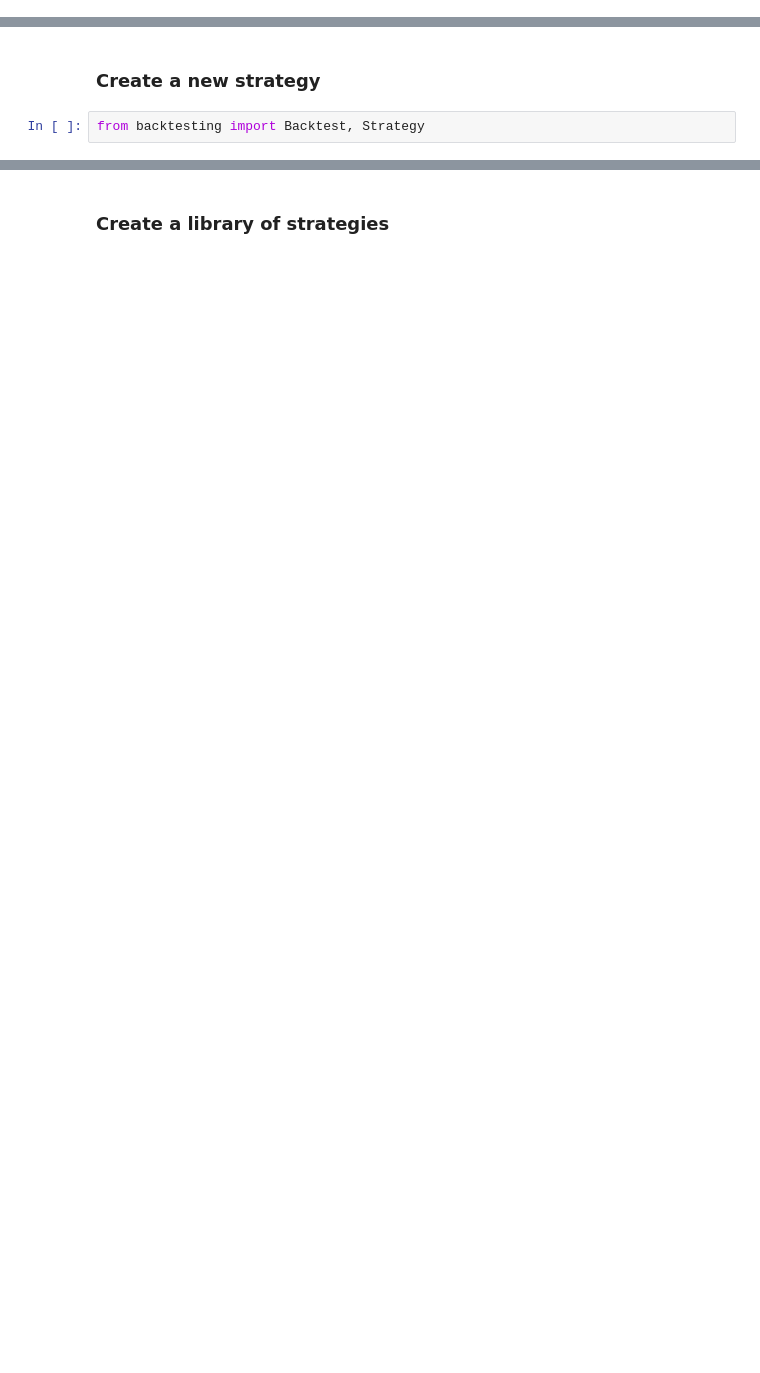
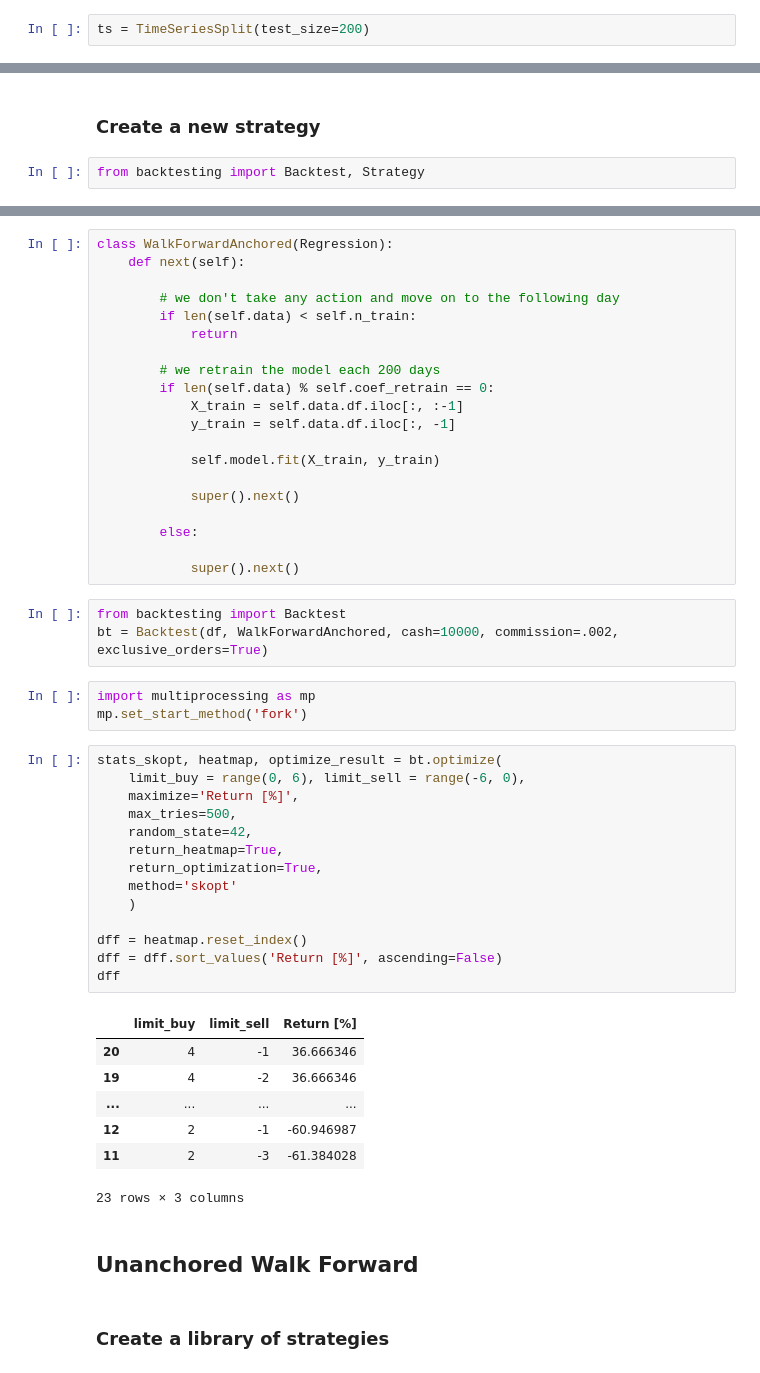
Before and after one commit to LinkedInLearning/practical-python-for-algorithmic-trading-4403633, a Jupyter notebook: 01_Machine Learning for Backtesting/10A_Walk Forward Regression.ipynb, the cells around one changed output, grey strips where cells are left out. Cells and saved outputs as stored; diff of their text form; blank space fills up the shorter version.

```diff
--- a/01_Machine Learning for Backtesting/10A_Walk Forward Regression.ipynb
+++ b/01_Machine Learning for Backtesting/10A_Walk Forward Regression.ipynb
@@ -27,0 +30,2 @@ df
+# %%
+ts = TimeSeriesSplit(test_size=200)
@@ -130,5 +244,55 @@ class Regression(Strategy):
             self.already_bought = False
         else:
             pass
+# %%
+class WalkForwardAnchored(Regression):
+    def next(self):
+
+        # we don't take any action and move on to the following day
+        if len(self.data) < self.n_train:
+            return
+
+        # we retrain the model each 200 days
+        if len(self.data) % self.coef_retrain == 0:
+            X_train = self.data.df.iloc[:, :-1]
+            y_train = self.data.df.iloc[:, -1]
+
+            self.model.fit(X_train, y_train)
+
+            super().next()
+
+        else:
+
+            super().next()
+# %%
+from backtesting import Backtest
+bt = Backtest(df, WalkForwardAnchored, cash=10000, commission=.002, exclusive_orders=True)
+# %%
+import multiprocessing as mp
+mp.set_start_method('fork')
+# %%
+stats_skopt, heatmap, optimize_result = bt.optimize(
+    limit_buy = range(0, 6), limit_sell = range(-6, 0),
+    maximize='Return [%]',
+    max_tries=500,
+    random_state=42,
+    return_heatmap=True,
+    return_optimization=True,
+    method='skopt'
+    )
+
+dff = heatmap.reset_index()
+dff = dff.sort_values('Return [%]', ascending=False)
+dff
+# %% [output]
+|  | limit_buy | limit_sell | Return [%] |
+| 20 | 4 | -1 | 36.666346 |
+| 19 | 4 | -2 | 36.666346 |
+| ... | ... | ... | ... |
+| 12 | 2 | -1 | -60.946987 |
+| 11 | 2 | -3 | -61.384028 |
+23 rows × 3 columns
+# %% [markdown]
+## Unanchored Walk Forward
 # %% [markdown]
 ### Create a library of strategies
```
Also changed, not shown: parts of 28 cells of this notebook, 7 other files.
